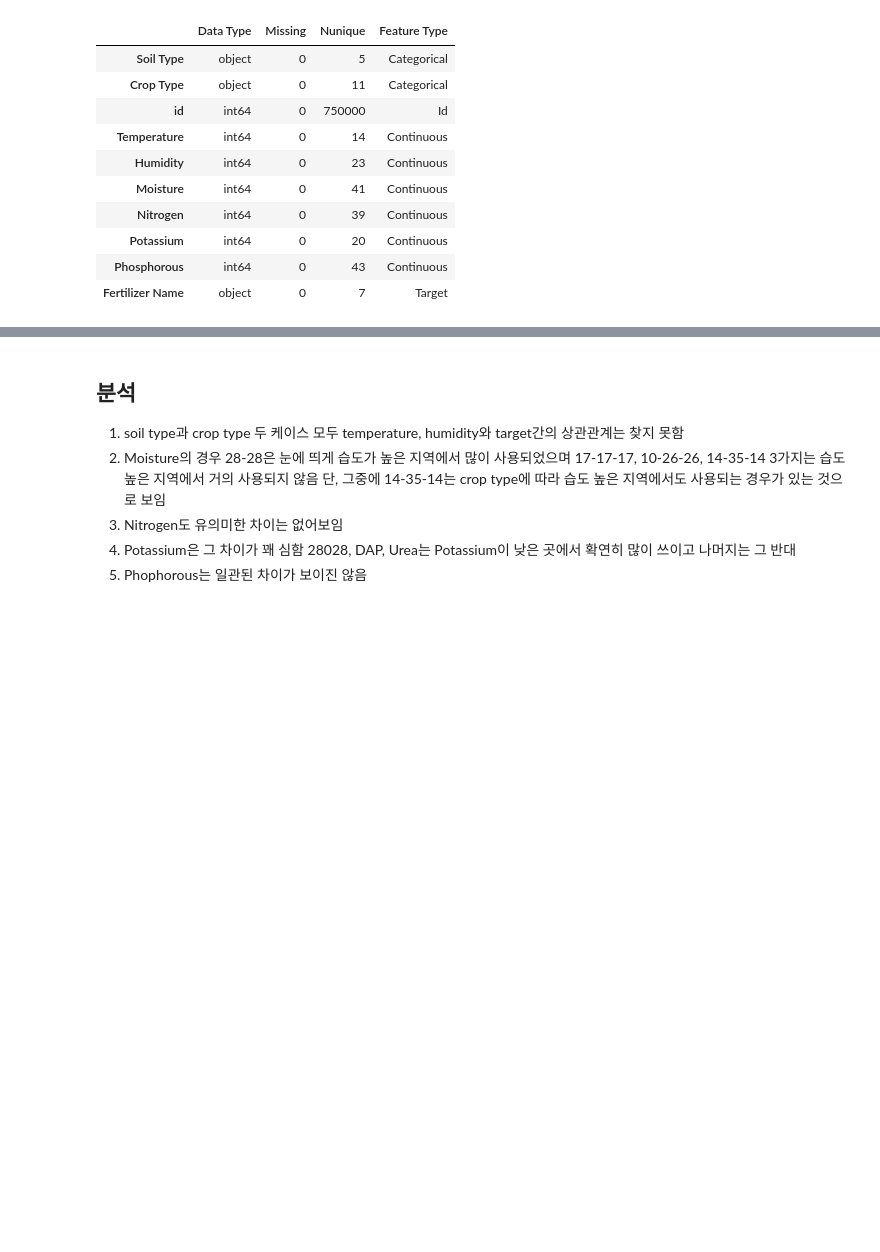
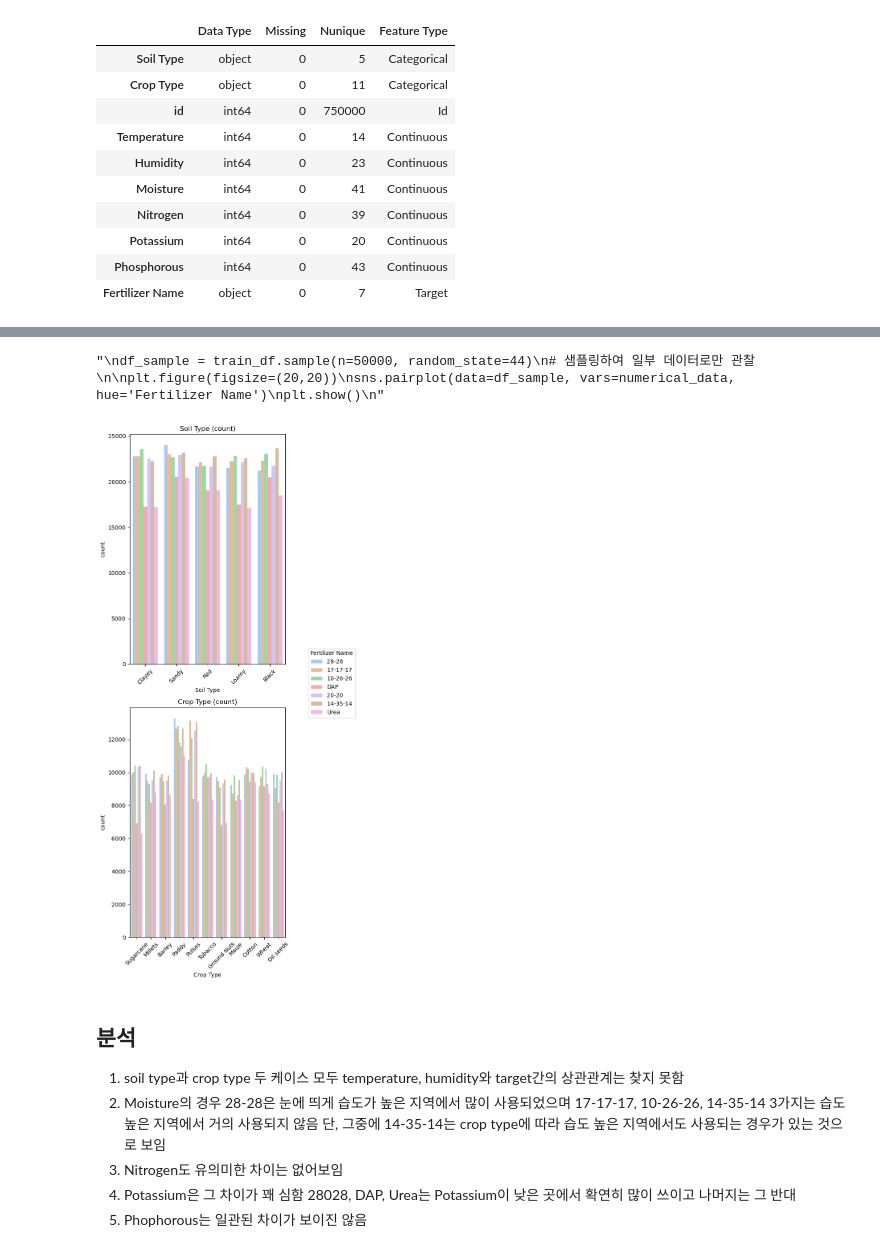
Before and after one commit to brocolies/Pred-Opt-Fertilizers, a Jupyter notebook: notebook/eda_init.ipynb, the cells around one changed output, grey strips where cells are left out. Saved outputs shown, nothing was run; the diff lists cells and outputs as text; code cells hidden in the pictures; blank space fills up the shorter version.

```diff
--- a/notebook/eda_init.ipynb
+++ b/notebook/eda_init.ipynb
@@ -112,3 +112,18 @@ plot_multiple_axes(df=train_df,
+# %%
+'''
+df_sample = train_df.sample(n=50000, random_state=44)
+# 샘플링하여 일부 데이터로만 관찰
+
+plt.figure(figsize=(20,20))
+sns.pairplot(data=df_sample, vars=numerical_data, hue='Fertilizer Name')
+plt.show()
+'''
+# %% [output]
+"\ndf_sample = train_df.sample(n=50000, random_state=44)\n# 샘플링하여 일부 데이터로만 관찰\n\nplt.figure(figsize=(20,20))\nsns.pairplot(data=df_sample, vars=numerical_data, hue='Fertilizer Name')\nplt.show()\n"
+# %%
+plot_multiple_axes(train_df, cols=categorical_data, plot_type='count', n_cols=1, height=7, xrot=45, hue='Fertilizer Name', legend=True)
+# %% [output]
+[figure, added]
 # %% [markdown]
 ## 분석
 1. soil type과 crop type 두 케이스 모두 temperature, humidity와 target간의 상관관계는 찾지 못함
```
Also changed, not shown: parts of 4 cells of this notebook, 2 other files.
